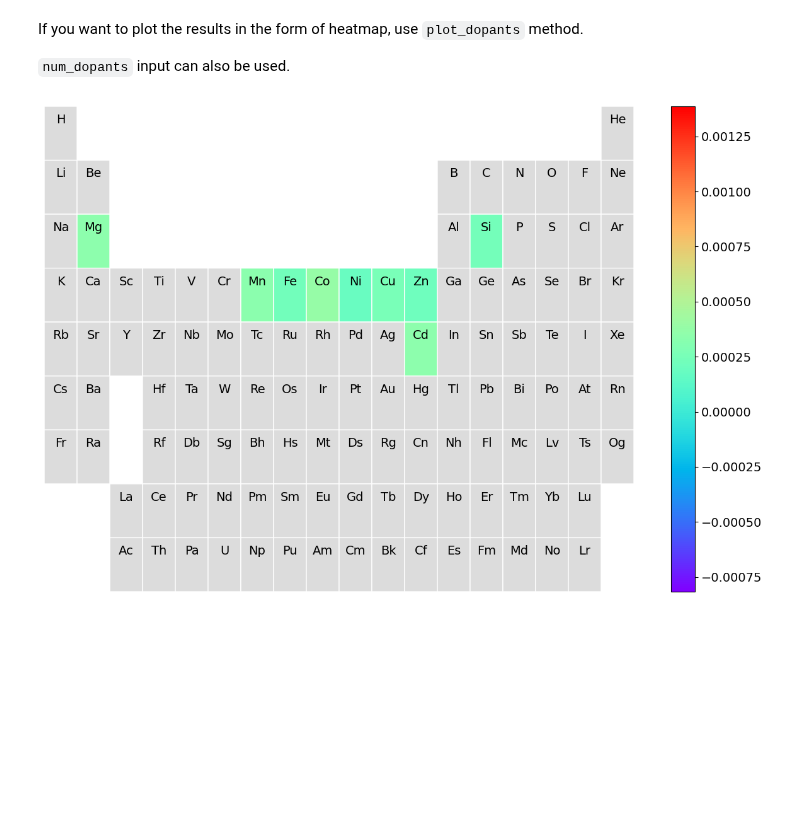
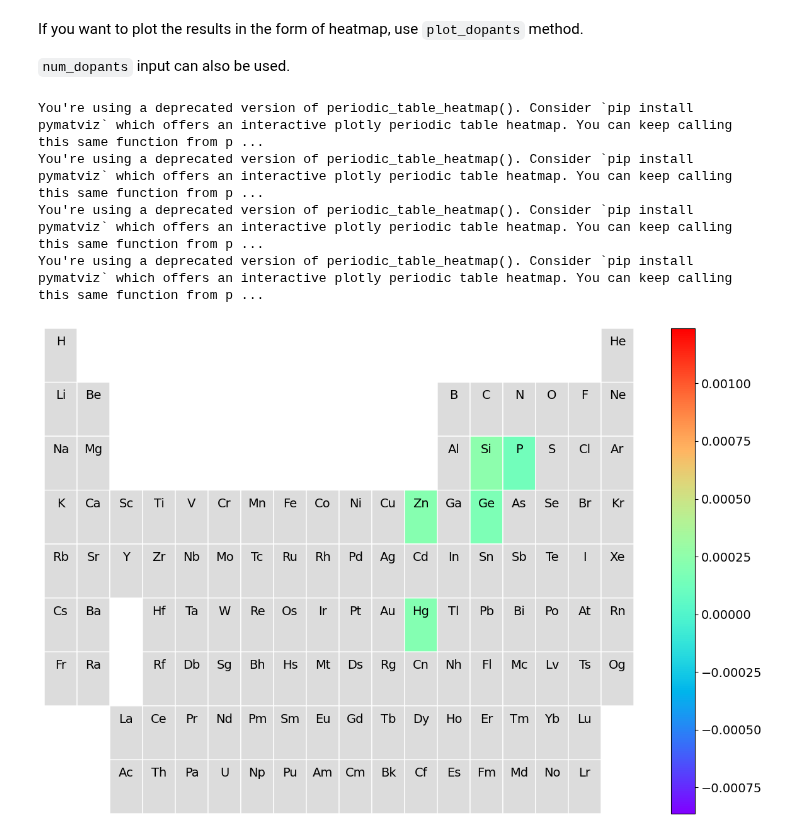
Before and after one commit to WMD-group/SMACT, a Jupyter notebook: examples/Dopant_Prediction/doper_example.ipynb, the cells around one changed output. Saved outputs shown, nothing was run; the diff lists cells and outputs as text; code cells hidden in the pictures; blank space fills up the shorter version.

```diff
--- a/examples/Dopant_Prediction/doper_example.ipynb
+++ b/examples/Dopant_Prediction/doper_example.ipynb
@@ -71,6 +68,10 @@ If you want to plot the results in the form of heatmap, use `plot_dopants` metho
 
 `num_dopants` input can also be used.
 # %%
-quaternary.plot_dopants(10)
+quaternary.plot_dopants()
 # %% [output]
+You're using a deprecated version of periodic_table_heatmap(). Consider `pip install pymatviz` which offers an interactive plotly periodic table heatmap. You can keep calling this same function from p ...
+You're using a deprecated version of periodic_table_heatmap(). Consider `pip install pymatviz` which offers an interactive plotly periodic table heatmap. You can keep calling this same function from p ...
+You're using a deprecated version of periodic_table_heatmap(). Consider `pip install pymatviz` which offers an interactive plotly periodic table heatmap. You can keep calling this same function from p ...
+You're using a deprecated version of periodic_table_heatmap(). Consider `pip install pymatviz` which offers an interactive plotly periodic table heatmap. You can keep calling this same function from p ...
-[figure, old version]
+[figure, new version]
```
Also changed, not shown: parts of 3 cells of this notebook.
